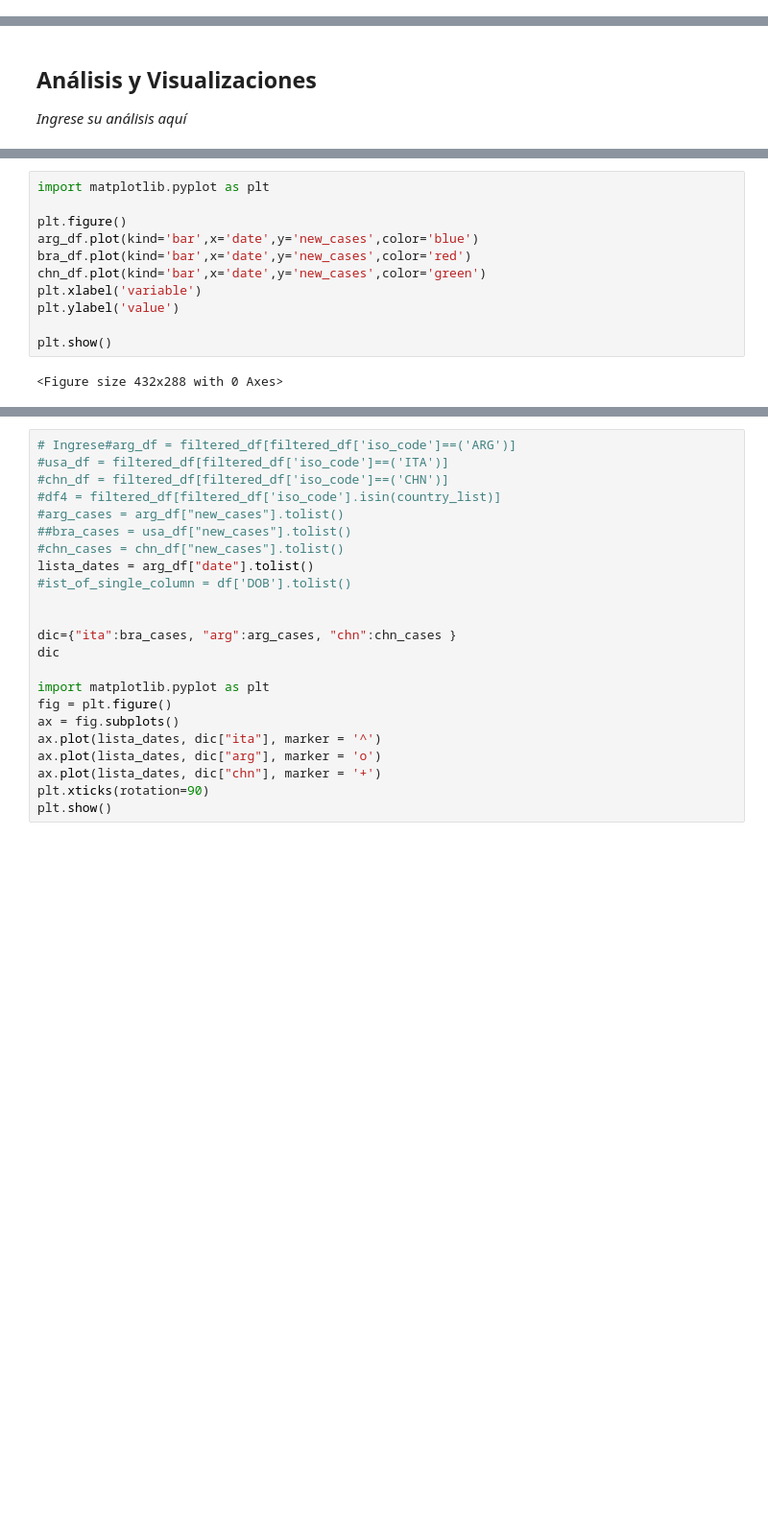
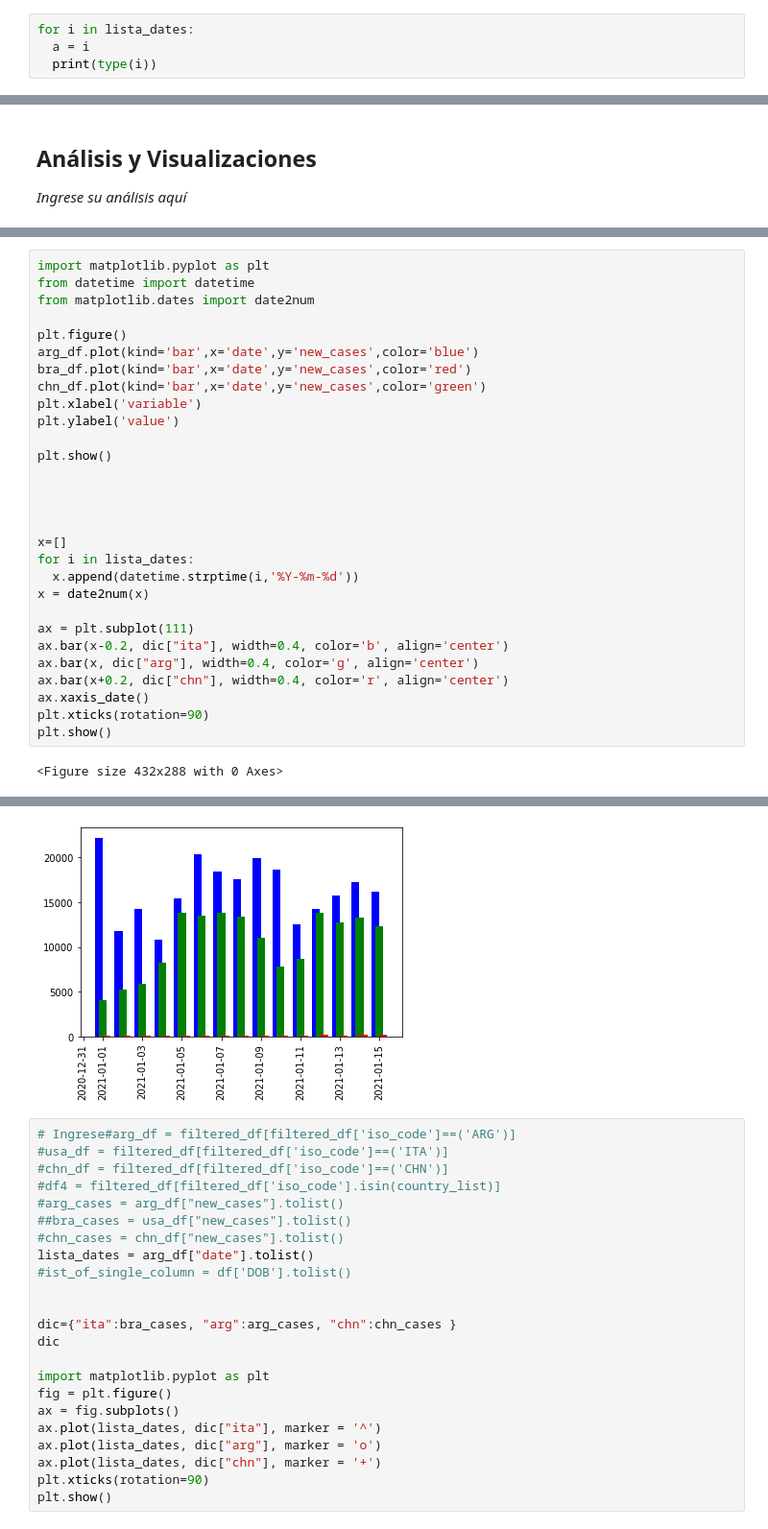
Before and after one commit to gonzalowho/DataScience, a Jupyter notebook: 100.Examen/2022/Ejercicio_Parcial_1_Bimestre.ipynb, the cells around one changed output, grey strips where cells are left out. Shown at 96% size. Drawn from its saved outputs; the diff is of its cells as text; blank space fills up the shorter version.

```diff
--- a/100.Examen/2022/Ejercicio_Parcial_1_Bimestre.ipynb
+++ b/100.Examen/2022/Ejercicio_Parcial_1_Bimestre.ipynb
@@ -123,0 +125,4 @@ chn_vac , chn_vac_df= df_pais(df3, 'CHN','daily_vaccinations' )
+# %%
+for i in lista_dates:
+  a = i
+  print(type(i))
@@ -128,19 +154,38 @@ chn_vac , chn_vac_df= df_pais(df3, 'CHN','daily_vaccinations' )
 # %%
 import matplotlib.pyplot as plt
+from datetime import datetime
+from matplotlib.dates import date2num
 
 plt.figure()
 arg_df.plot(kind='bar',x='date',y='new_cases',color='blue')
 bra_df.plot(kind='bar',x='date',y='new_cases',color='red')
 chn_df.plot(kind='bar',x='date',y='new_cases',color='green')
 plt.xlabel('variable')
 plt.ylabel('value')
 
 plt.show()
+
+
+
+
+x=[]
+for i in lista_dates:
+  x.append(datetime.strptime(i,'%Y-%m-%d'))
+x = date2num(x)
+
+ax = plt.subplot(111)
+ax.bar(x-0.2, dic["ita"], width=0.4, color='b', align='center')
+ax.bar(x, dic["arg"], width=0.4, color='g', align='center')
+ax.bar(x+0.2, dic["chn"], width=0.4, color='r', align='center')
+ax.xaxis_date()
+plt.xticks(rotation=90)
+plt.show()
 # %% [output]
 <Figure size 432x288 with 0 Axes>
 [figure]
 [figure]
 [figure]
+[figure, added]
 # %%
 # Ingrese#arg_df = filtered_df[filtered_df['iso_code']==('ARG')]
 #usa_df = filtered_df[filtered_df['iso_code']==('ITA')]
```
Also changed, not shown: parts of 4 cells of this notebook.
